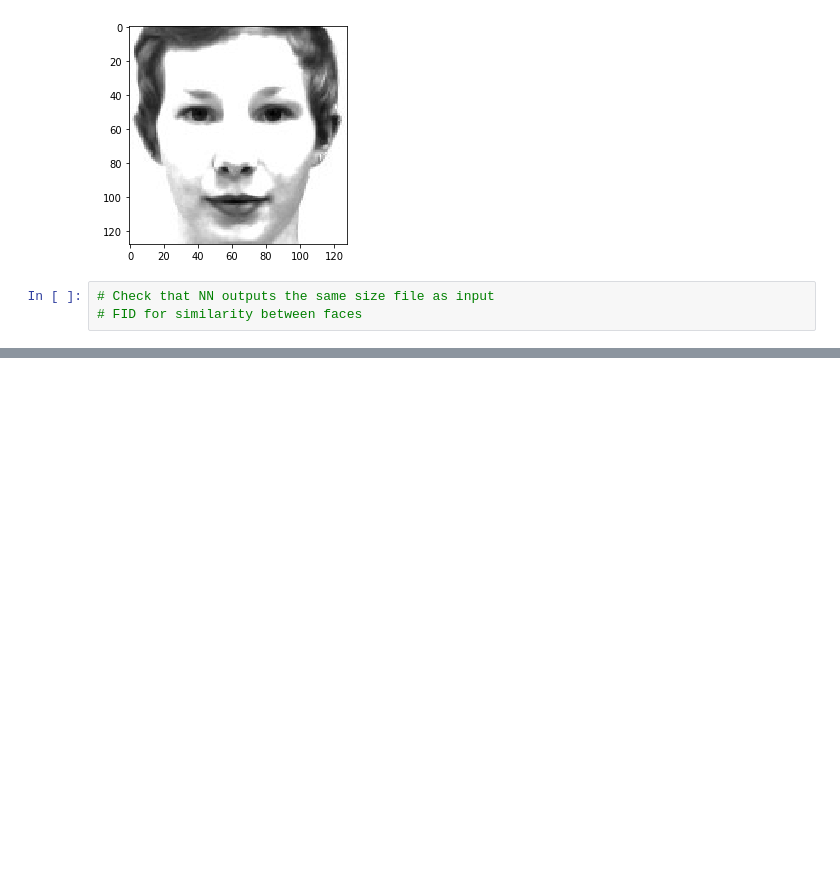
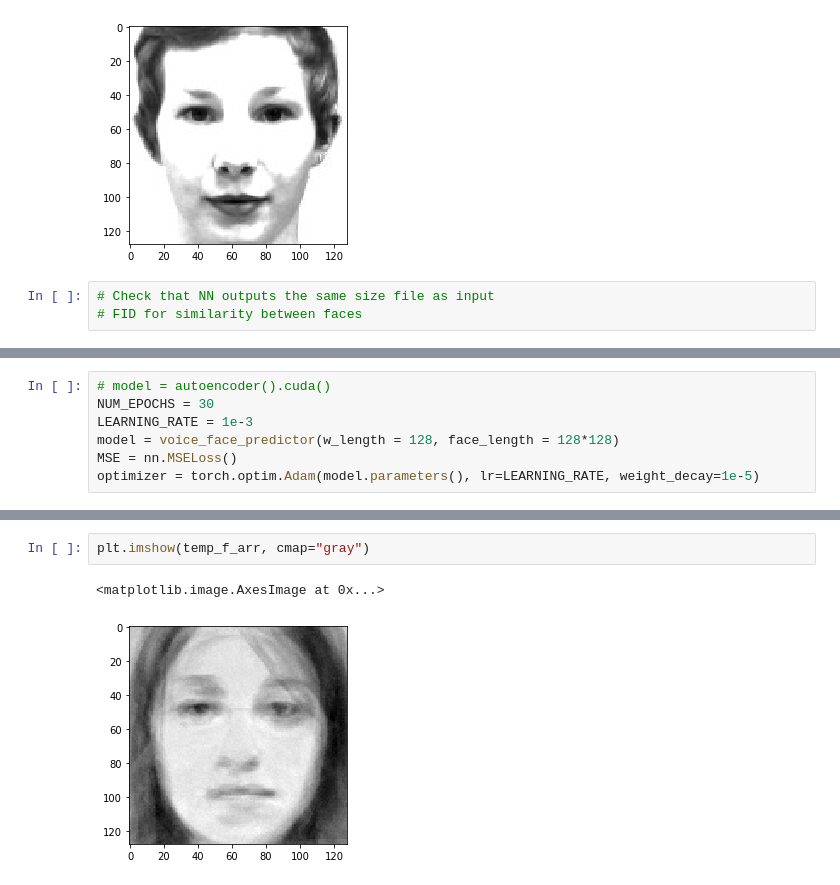
Before and after one commit to mikey-yang/voice_to_face_net, a Jupyter notebook: voice_to_face_net.ipynb, the cells around one changed output, grey strips where cells are left out. Drawn from its saved outputs; the diff is of its cells as text; blank space fills up the shorter version.

```diff
--- a/voice_to_face_net.ipynb
+++ b/voice_to_face_net.ipynb
@@ -352,0 +485,7 @@ tensor([1])
+# %%
+# model = autoencoder().cuda()
+NUM_EPOCHS = 30
+LEARNING_RATE = 1e-3
+model = voice_face_predictor(w_length = 128, face_length = 128*128)
+MSE = nn.MSELoss()
+optimizer = torch.optim.Adam(model.parameters(), lr=LEARNING_RATE, weight_decay=1e-5)
@@ -352,0 +546,5 @@ tensor([1])
+# %%
+plt.imshow(temp_f_arr, cmap="gray")
+# %% [output]
+<matplotlib.image.AxesImage at 0x...>
+[figure, added]
```
Also changed, not shown: parts of 19 cells of this notebook.
